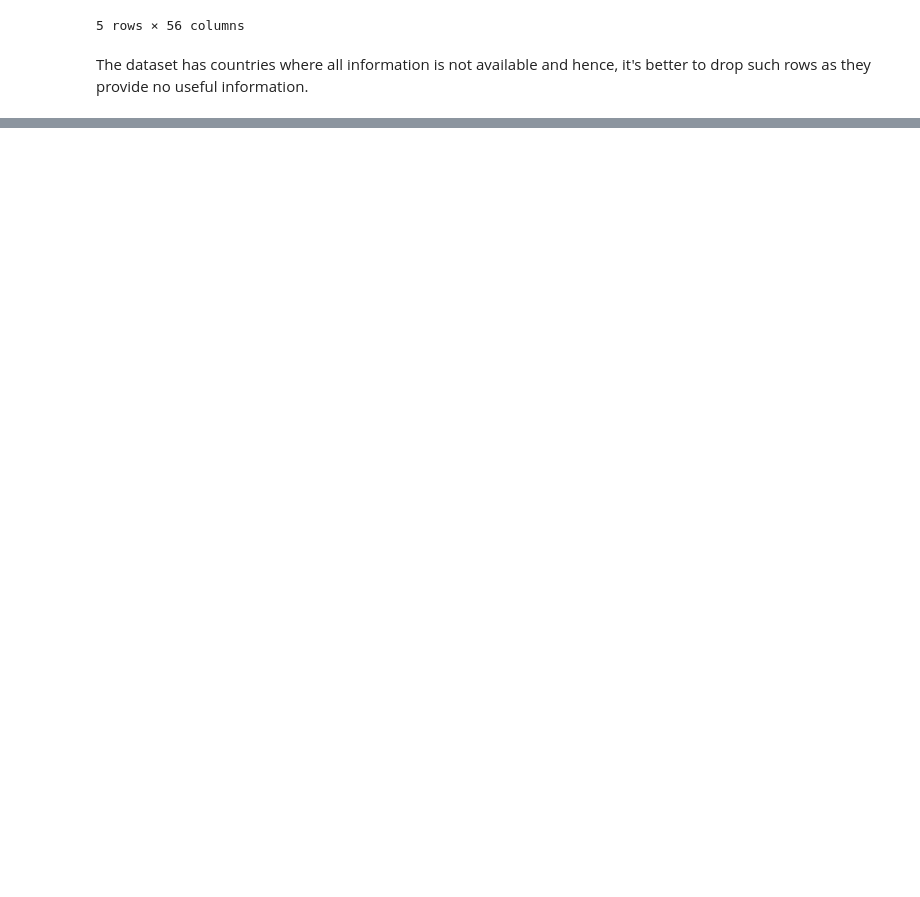
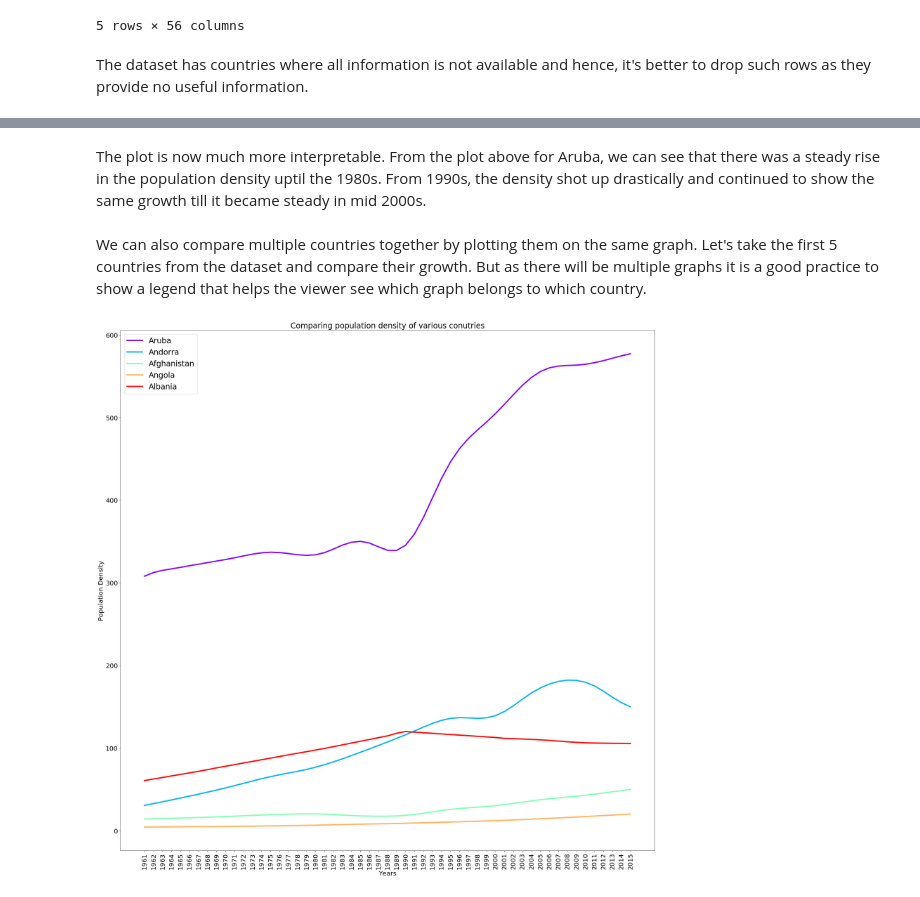
Before and after one commit to kb22/Visualization-using-Matplotlib, a Jupyter notebook: Visualization using Matplotlib.ipynb, the cells around one changed output, grey strips where cells are left out. Drawn from its saved outputs; the diff is of its cells as text; code cells hidden in the pictures; blank space fills up the shorter version.

```diff
--- a/Visualization using Matplotlib.ipynb
+++ b/Visualization using Matplotlib.ipynb
@@ -53,0 +95,26 @@ dtype: int64
+# %% [markdown]
+The plot is now much more interpretable.
+From the plot above for Aruba, we can see that there was a steady rise in the population density uptil the 1980s. From 1990s, the density shot up drastically and continued to show the same growth till it became steady in mid 2000s.
+# %% [markdown]
+We can also compare multiple countries together by plotting them on the same graph.
+Let's take the first 5 countries from the dataset and compare their growth. But as there will be multiple graphs it is a good practice to show a legend that helps the viewer see which graph belongs to which country.
+# %%
+x = dataset.columns[1:]
+
+import matplotlib.cm as cm
+colors = cm.rainbow(np.linspace(0, 1, 5))
+
+for index in range(5):
+    y = dataset.iloc[index][1:]
+    plt.plot(x,
+             y,
+             c = colors[index],
+             label = dataset.iloc[index][0],
+             linewidth = 4)
+    plt.title('Comparing population density of various conutries')
+    plt.xlabel('Years')
+    plt.xticks(rotation = '90')
+    plt.ylabel('Population Density')
+    plt.legend(prop = {'size': 24})
+# %% [output]
+[figure, added]
```
Also changed, not shown: parts of 11 cells of this notebook.
